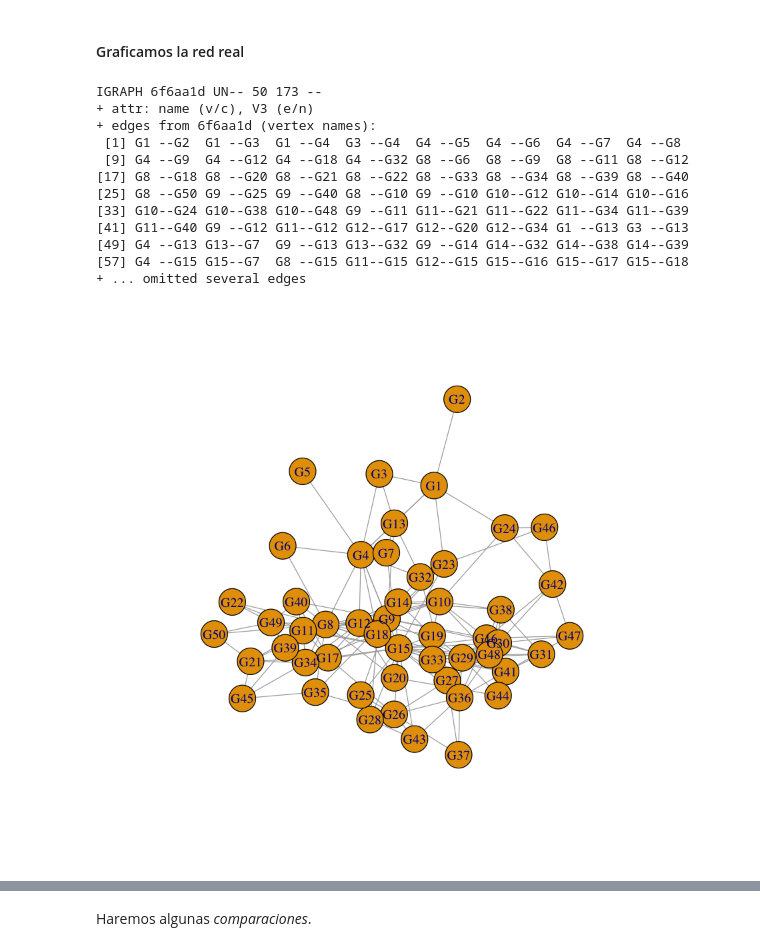
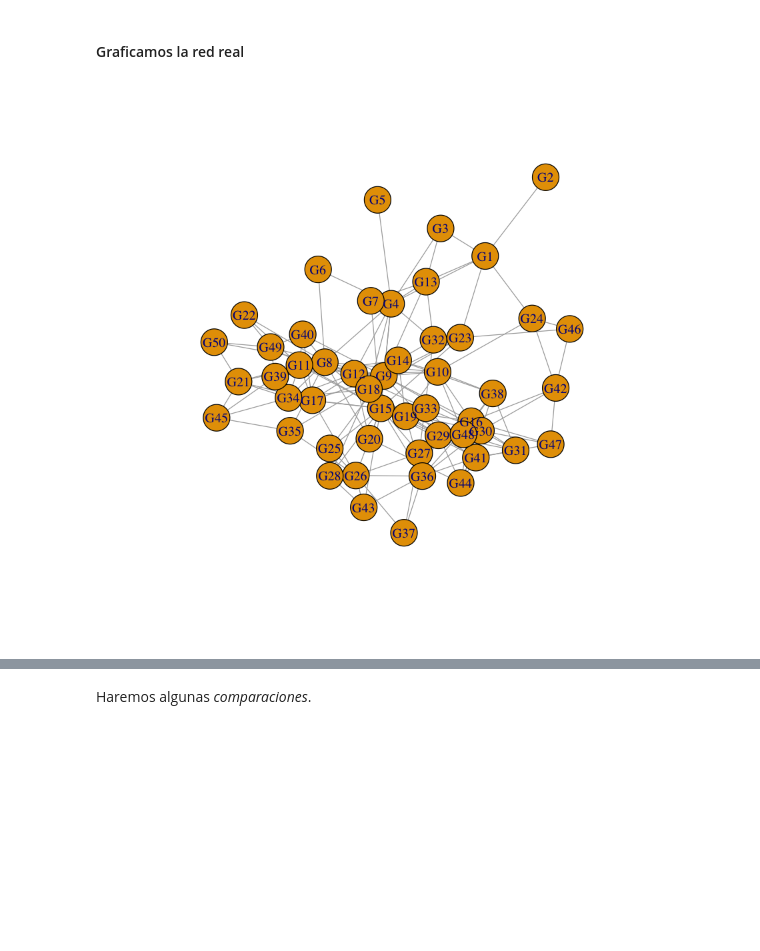
Before and after one commit to Yuriyama/Aracne, a Jupyter notebook: Aracne_R.ipynb, the cells around one changed output, grey strips where cells are left out. Drawn from its saved outputs; the diff is of its cells as text; code cells hidden in the pictures; blank space fills up the shorter version.

```diff
--- a/Aracne_R.ipynb
+++ b/Aracne_R.ipynb
@@ -273,22 +221,9 @@ g_real <- delete_edges(g_real, E(g_real)[V3 == 0])
 # %%
 #Se grafica g_real
 
 plot(g_real)
-g_real
 # %% [output]
-IGRAPH 6f6aa1d UN-- 50 173 --
-+ attr: name (v/c), V3 (e/n)
-+ edges from 6f6aa1d (vertex names):
- [1] G1 --G2  G1 --G3  G1 --G4  G3 --G4  G4 --G5  G4 --G6  G4 --G7  G4 --G8
- [9] G4 --G9  G4 --G12 G4 --G18 G4 --G32 G8 --G6  G8 --G9  G8 --G11 G8 --G12
-[17] G8 --G18 G8 --G20 G8 --G21 G8 --G22 G8 --G33 G8 --G34 G8 --G39 G8 --G40
-[25] G8 --G50 G9 --G25 G9 --G40 G8 --G10 G9 --G10 G10--G12 G10--G14 G10--G16
-[33] G10--G24 G10--G38 G10--G48 G9 --G11 G11--G21 G11--G22 G11--G34 G11--G39
-[41] G11--G40 G9 --G12 G11--G12 G12--G17 G12--G20 G12--G34 G1 --G13 G3 --G13
-[49] G4 --G13 G13--G7  G9 --G13 G13--G32 G9 --G14 G14--G32 G14--G38 G14--G39
-[57] G4 --G15 G15--G7  G8 --G15 G11--G15 G12--G15 G15--G16 G15--G17 G15--G18
-+ ... omitted several edges
-[figure, old version]
+[figure, new version]
 # %%
 #Gráfica de la red inferida
 plot(g_inf)
```
Also changed, not shown: parts of 5 cells of this notebook.
